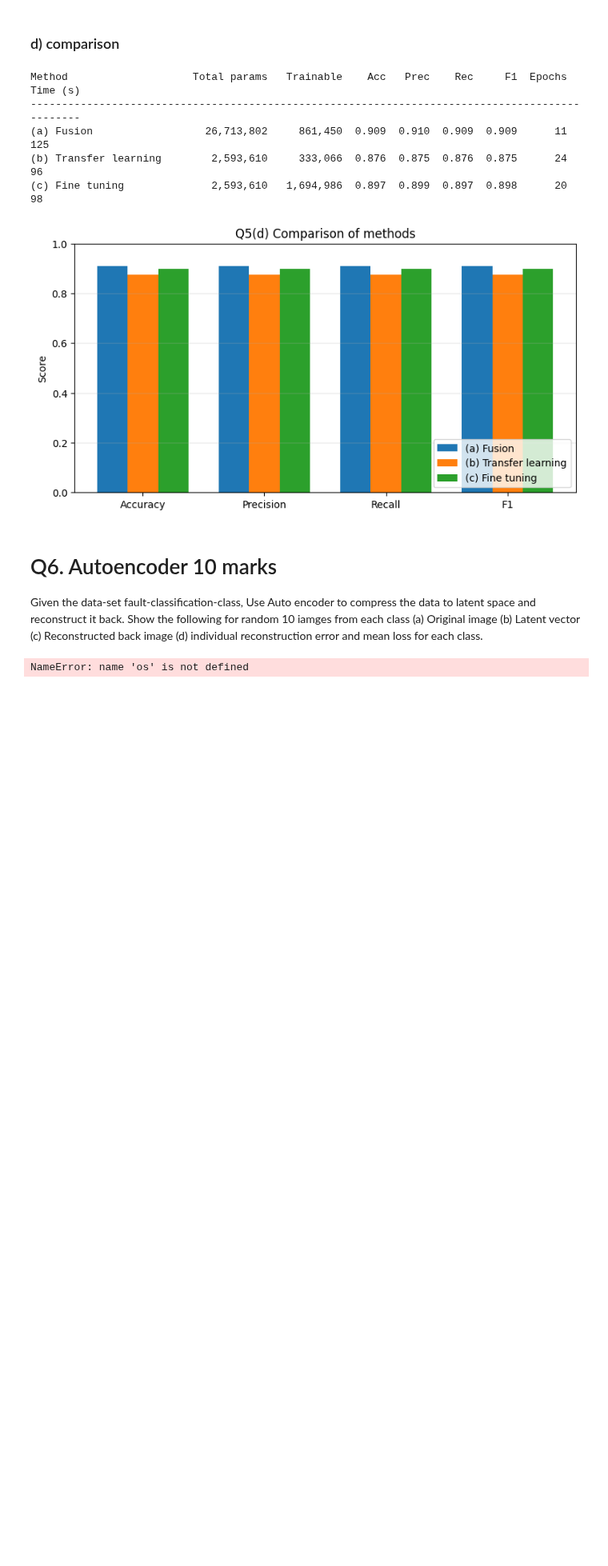
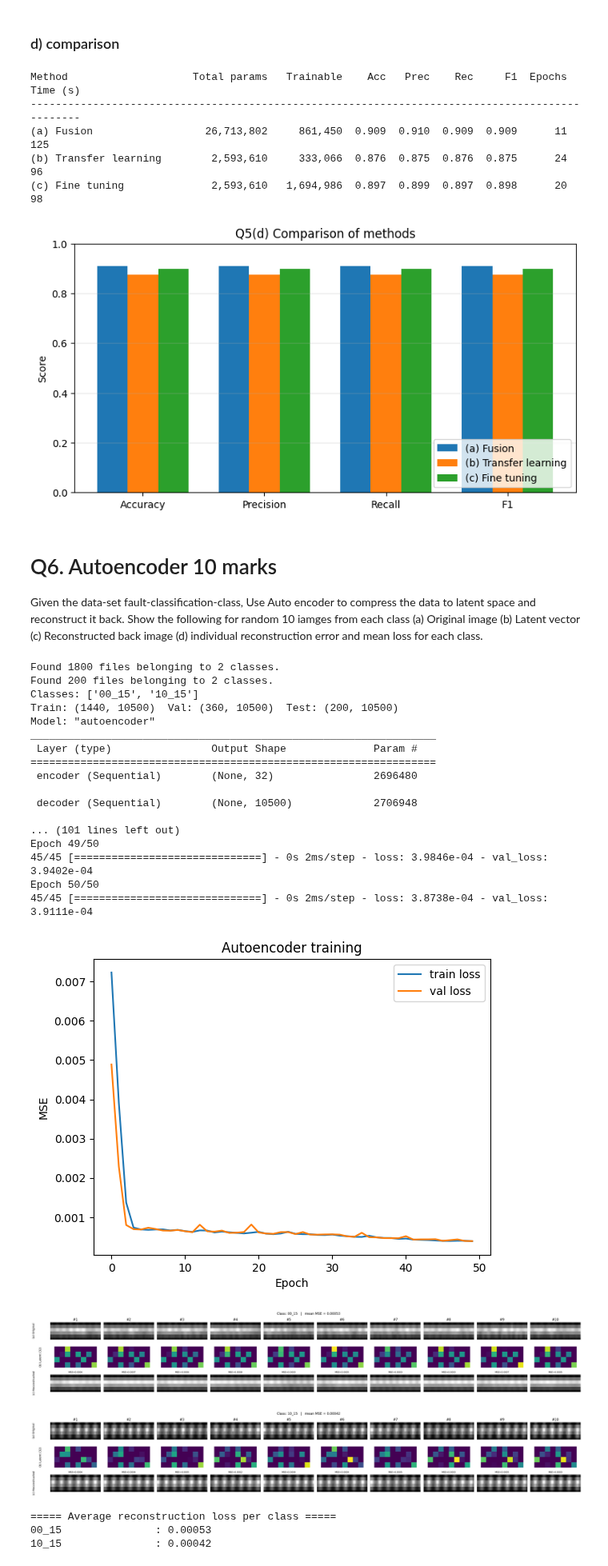
Before and after one commit to AreGundersen/MAS512, a Jupyter notebook: Assignment 1/MAS512_assignment1_gr5.ipynb, the cells around one changed output. Shown at 80% size. Saved outputs shown, nothing was run; the diff lists cells and outputs as text; code cells hidden in the pictures; blank space fills up the shorter version.

Commit message:
Some minor changes to q6 (results will be saved in the 'results' folder)

```diff
--- a/Assignment 1/MAS512_assignment1_gr5.ipynb
+++ b/Assignment 1/MAS512_assignment1_gr5.ipynb
@@ -1098,22 +1098,24 @@ Use Auto encoder to compress the data to latent space and reconstruct it back. S
 (d) individual reconstruction error and mean loss for each class.
 # %%
 DATA_DIR = os.path.join("Assignment 1-class", "fault-classification-class")
-IMG_H      = 60      # original image height (same as Q4)
-IMG_W      = 175     # original image width  (same as Q4)
+RESULTS_DIR = os.path.join("results", "q6")
+
+n_row = 60
+n_col = 175
 LATENT_DIM = 32
 EPOCHS     = 50
 BATCH_SIZE = 32
 N_SHOW     = 10
 
-input_dim = IMG_H * IMG_W    # 60 x 175 = 10500
+input_dim = n_row * n_col
 
 def load_folder(path):
     ds = keras.utils.image_dataset_from_directory(
         path,
         labels="inferred",
         label_mode="int",
-        color_mode="grayscale",   # grayscale to reduce complexity and focus on structural features
-        image_size=(IMG_H, IMG_W),  # original size -> no distortion of the aspect ratio
+        color_mode="grayscale",   # grayscale to reduce complexity (suggested by claude)
+        image_size=(n_row, n_col),
         batch_size=32,
         shuffle=False,
     )
@@ -1123,35 +1125,33 @@ def load_folder(path):
         y.append(lab.numpy())
     X = np.concatenate(X) / 255.0
     y = np.concatenate(y)
-    X = X.reshape(len(X), input_dim)         # flatten: 60x175 -> 10500
+    X = X.reshape(len(X), input_dim)
     return X, y, ds.class_names
 
 X_train_full, y_train_full, class_names = load_folder(os.path.join(DATA_DIR, "training"))
 X_test, y_test, _ = load_folder(os.path.join(DATA_DIR, "testing"))
 
-# 20 % of the training data as validation (stratified -> both classes in train and val).
-# The test set is only used for the final results (a)-(d).
 X_train, X_val, y_train, y_val = train_test_split(X_train_full, y_train_full, test_size=0.2, stratify=y_train_full, random_state=42)
 
 print("Classes:", class_names)
 print("Train:", X_train.shape, " Val:", X_val.shape, " Test:", X_test.shape)
 
-# Encoder: 10500 -> 256 -> 32
+# Encoder:
 encoder = keras.Sequential([
     layers.Input(shape=(input_dim,)),
     layers.Dense(256, activation="relu"),
     layers.Dense(LATENT_DIM, activation="relu"),
 ], name="encoder")
 
-# Decoder: 32 -> 256 -> 10500
+# Decoder:
 decoder = keras.Sequential([
     layers.Input(shape=(LATENT_DIM,)),
     layers.Dense(256, activation="relu"),
     layers.Dense(input_dim, activation="sigmoid"),  # sigmoid to get an output in the range [0, 1], same range as the input images
 ], name="decoder")
 
+# Autoencoder:
 autoencoder = keras.Sequential([layers.Input(shape=(input_dim,)), encoder, decoder], name="autoencoder")
-
 autoencoder.compile(optimizer="adam", loss="mse")
 autoencoder.summary()
 
@@ -1163,10 +1163,11 @@ plt.plot(history.history["loss"], label="train loss")
 plt.plot(history.history["val_loss"], label="val loss")
 plt.xlabel("Epoch"); plt.ylabel("MSE"); plt.legend()
 plt.title("Autoencoder training")
-plt.savefig("q6_loss_curve.png", dpi=150)
+plt.savefig(os.path.join(RESULTS_DIR, "q6_loss_curve.png"), dpi=150)
+plt.show()
 
-# (a)-(d) on 10 random test images from each class
-rng = np.random.default_rng(42)
+# 10 random test images from each class
+rng = np.random.default_rng(1)
 mean_loss = {}
 
 for c, name in enumerate(class_names):
@@ -1177,36 +1178,59 @@ for c, name in enumerate(class_names):
     z = encoder.predict(x, verbose=0)             # (b) latent vector
     x_hat = decoder.predict(z, verbose=0)         # (c) reconstruction
     err = np.mean((x - x_hat) ** 2, axis=1)       # (d) MSE per image
     mean_loss[name] = err.mean()
 
     n = len(idx)
     fig, ax = plt.subplots(3, n, figsize=(2.8 * n, 4.5), squeeze=False)
     for i in range(n):
-        ax[0, i].imshow(x[i].reshape(IMG_H, IMG_W), cmap="gray")
+        ax[0, i].imshow(x[i].reshape(n_row, n_col), cmap="gray")
         ax[0, i].set_title(f"#{i+1}")
-        ax[1, i].imshow(z[i].reshape(4, LATENT_DIM // 4), cmap="viridis")
-        ax[2, i].imshow(x_hat[i].reshape(IMG_H, IMG_W), cmap="gray")
+        ax[1, i].imshow(z[i].reshape(4, LATENT_DIM // 4), cmap="viridis", vmin=0, vmax=z.max())
+        ax[2, i].imshow(x_hat[i].reshape(n_row, n_col), cmap="gray")
         ax[2, i].set_title(f"MSE={err[i]:.4f}", fontsize=8)
         for r in range(3):
             ax[r, i].axis("off")
     ax[0, 0].text(-0.3, 0.5, "(a) Original", transform=ax[0, 0].transAxes,
                   rotation=90, va="center", ha="right")
     ax[1, 0].text(-0.3, 0.5, f"(b) Latent ({LATENT_DIM})", transform=ax[1, 0].transAxes,
                   rotation=90, va="center", ha="right")
     ax[2, 0].text(-0.3, 0.5, "(c) Reconstructed", transform=ax[2, 0].transAxes,
                   rotation=90, va="center", ha="right")
     fig.suptitle(f"Class: {name}   |   mean MSE = {mean_loss[name]:.5f}")
     plt.tight_layout()
-    plt.savefig(f"q6_class_{name}.png", dpi=150)
+    plt.savefig(os.path.join(RESULTS_DIR, f"q6_class_{name}.png"), dpi=150)
+    plt.show()
 
 print("\n===== Average reconstruction loss per class =====")
 for name, l in mean_loss.items():
     print(f"{name:20s}: {l:.5f}")
 
 plt.figure()
 plt.bar(list(mean_loss.keys()), list(mean_loss.values()))
 plt.ylabel("Mean MSE"); plt.title("Mean reconstruction loss per class")
-plt.savefig("q6_mean_loss_per_class.png", dpi=150)
+plt.savefig(os.path.join(RESULTS_DIR, "q6_mean_loss_per_class.png"), dpi=150)
 plt.show()
 # %% [output]
-NameError: name 'os' is not defined
+Found 1800 files belonging to 2 classes.
+Found 200 files belonging to 2 classes.
+Classes: ['00_15', '10_15']
+Train: (1440, 10500)  Val: (360, 10500)  Test: (200, 10500)
+Model: "autoencoder"
+_________________________________________________________________
+ Layer (type)                Output Shape              Param #
+=================================================================
+ encoder (Sequential)        (None, 32)                2696480
+
+ decoder (Sequential)        (None, 10500)             2706948
+
+... (101 lines left out)
+Epoch 49/50
+45/45 [==============================] - 0s 2ms/step - loss: 3.9846e-04 - val_loss: 3.9402e-04
+Epoch 50/50
+45/45 [==============================] - 0s 2ms/step - loss: 3.8738e-04 - val_loss: 3.9111e-04
+[figure, added]
+[figure, added]
+[figure, added]
+===== Average reconstruction loss per class =====
+00_15               : 0.00053
+10_15               : 0.00042
```
Also changed, not shown: parts of 1 cell of this notebook, 4 other files.
